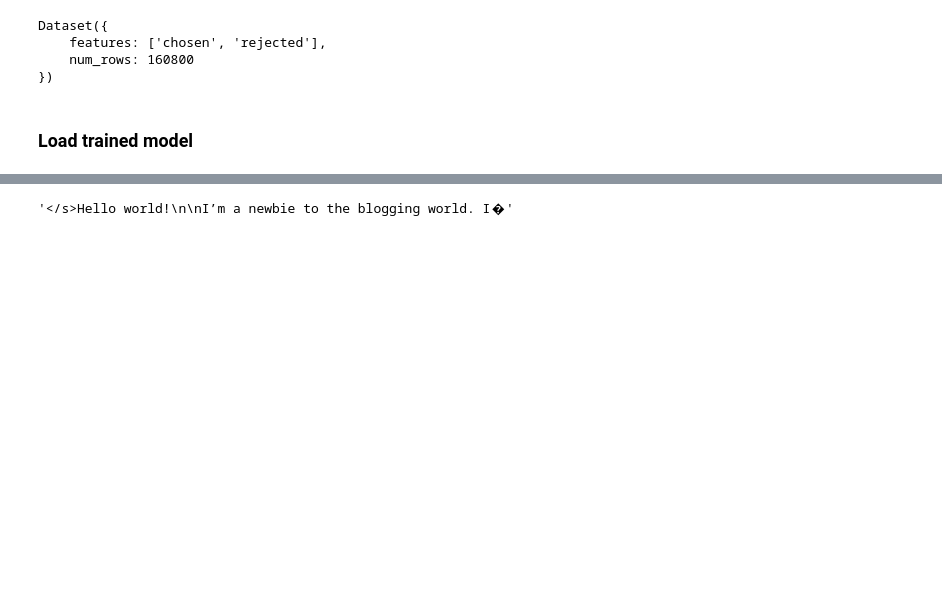
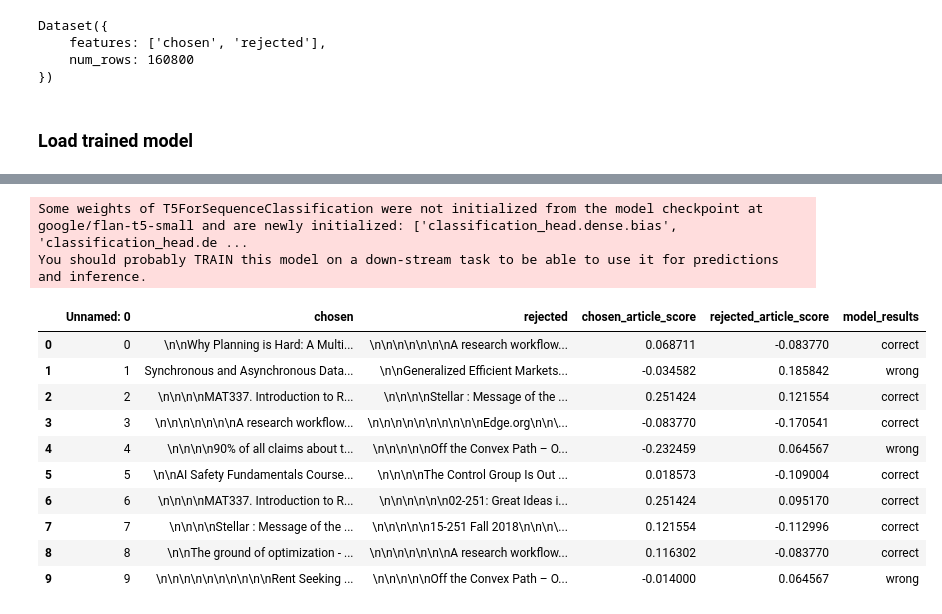
Before and after one commit to bhi5hmaraj/personal-content-ranker, a Jupyter notebook: hypothesis-testing.ipynb, the cells around one changed output, grey strips where cells are left out. Saved outputs shown, nothing was run; the diff lists cells and outputs as text; code cells hidden in the pictures; blank space fills up the shorter version.

Commit message:
Convert trained llm model to a regression model

```diff
--- a/hypothesis-testing.ipynb
+++ b/hypothesis-testing.ipynb
@@ -249,4 +188,46 @@ tensor([[    2, 31414,   232,   328, 50118, 50118,   100,    17,    27,   119,
-# %%
-tokenizer.decode(outputs.tolist()[0])
-# %% [output]
-'</s>Hello world!\n\nI’m a newbie to the blogging world. I�'
+# %%
+# https://towardsdatascience.com/linear-regression-with-hugging-face-3883fe729324
+
+model = AutoModelForSequenceClassification.from_pretrained('output/checkpoint-5', num_labels = 1)
+tokenizer = AutoTokenizer.from_pretrained('output/checkpoint-5')
+# %% [output]
+Some weights of T5ForSequenceClassification were not initialized from the model checkpoint at google/flan-t5-small and are newly initialized: ['classification_head.dense.bias', 'classification_head.de ...
+You should probably TRAIN this model on a down-stream task to be able to use it for predictions and inference.
+# %%
+import pandas as pd
+
+# Testing with stored preferences
+pref_df = pd.read_csv('./pref_data.csv')
+
+for index, row in pref_df.iterrows():
+    # Extract chosen and text input
+    chosen_article_text_input = tokenizer(pref_df.loc[index, 'chosen'], return_tensors="pt", truncation=True)
+    rejected_article_text_input = tokenizer(pref_df.loc[index, 'rejected'], return_tensors="pt", truncation=True)
+
+    # Using model with chosen article and rejected article
+    chosen_article_output = model(**chosen_article_text_input)
+    rejected_article_output = model(**rejected_article_text_input)
+
+    chosen_article_score = chosen_article_output.logits.numpy()[0, 0]
+    rejected_article_score = rejected_article_output.logits.numpy()[0, 0]
+
+    pref_df.loc[index, 'chosen_article_score'] = chosen_article_score
+    pref_df.loc[index, 'rejected_article_score'] = rejected_article_score
+    if chosen_article_score > rejected_article_score:
+        pref_df.loc[index, 'model_results'] = "correct"
+    else:
+        pref_df.loc[index, 'model_results'] = "wrong"
+
+pref_df
+# %% [output]
+|  | Unnamed: 0 | chosen | rejected | chosen_article_score | rejected_article_score | model_results |
+| 0 | 0 | \n\nWhy Planning is Hard: A Multi... | \n\n\n\n\n\n\nA research workflow... | 0.068711 | -0.083770 | correct |
+| 1 | 1 | Synchronous and Asynchronous Data... | \n\nGeneralized Efficient Markets... | -0.034582 | 0.185842 | wrong |
+| 2 | 2 | \n\n\n\nMAT337. Introduction to R... | \n\n\n\nStellar : Message of the ... | 0.251424 | 0.121554 | correct |
+| 3 | 3 | \n\n\n\n\n\n\nA research workflow... | \n\n\n\n\n\n\n\n\n\nEdge.org\n\n\... | -0.083770 | -0.170541 | correct |
+| 4 | 4 | \n\n\n\n90% of all claims about t... | \n\n\n\n\nOff the Convex Path – O... | -0.232459 | 0.064567 | wrong |
+| 5 | 5 | \n\nAI Safety Fundamentals Course... | \n\n\n\nThe Control Group Is Out ... | 0.018573 | -0.109004 | correct |
+| 6 | 6 | \n\n\n\nMAT337. Introduction to R... | \n\n\n\n\n\n02-251: Great Ideas i... | 0.251424 | 0.095170 | correct |
+| 7 | 7 | \n\n\n\nStellar : Message of the ... | \n\n\n\n\n15-251 Fall 2018\n\n\n\... | 0.121554 | -0.112996 | correct |
+| 8 | 8 | \n\nThe ground of optimization - ... | \n\n\n\n\n\n\nA research workflow... | 0.116302 | -0.083770 | correct |
+| 9 | 9 | \n\n\n\n\n\n\n\n\n\nRent Seeking ... | \n\n\n\n\nOff the Convex Path – O... | -0.014000 | 0.064567 | wrong |
```
Also changed, not shown: parts of 8 cells of this notebook.
